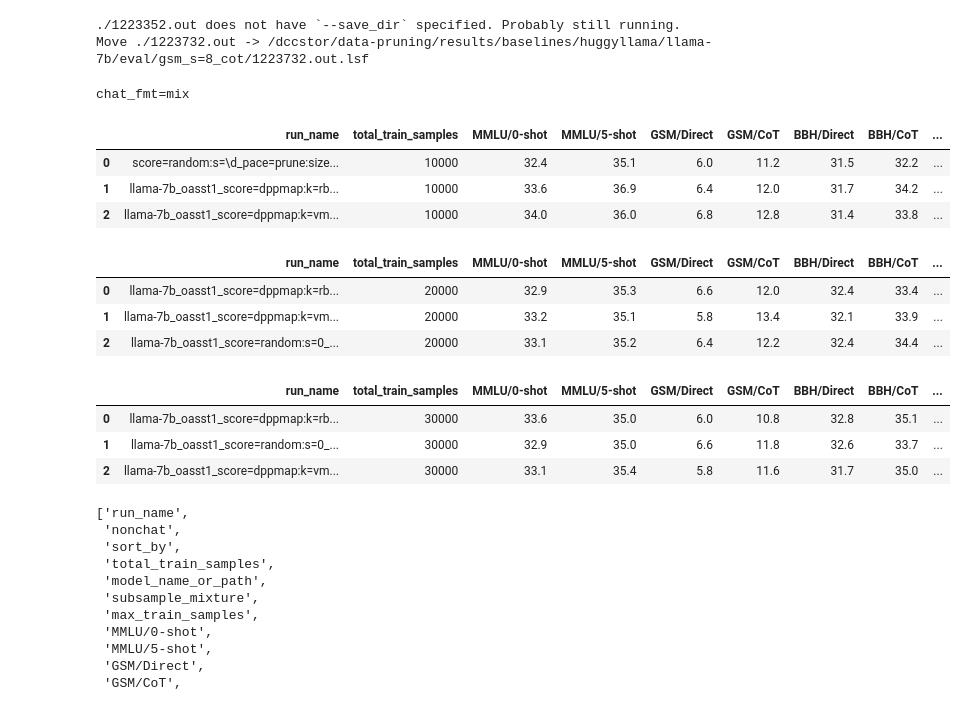
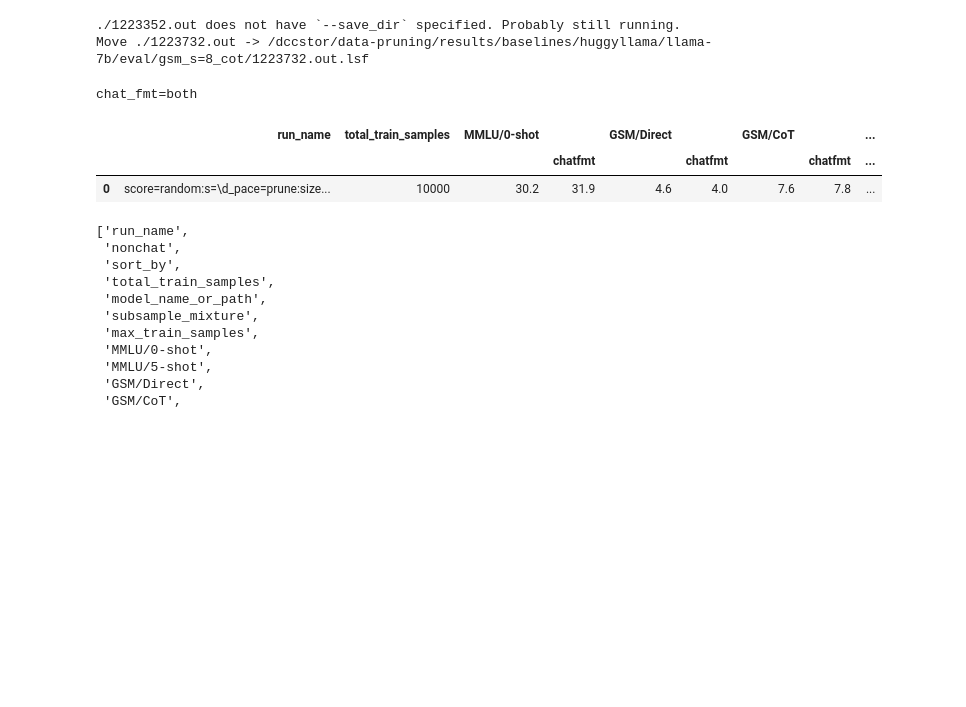
Before and after one commit to tt6746690/open-instruct, a Jupyter notebook: scripts/gen_cmds.ipynb, the cells around one changed output. Saved outputs shown, nothing was run; the diff lists cells and outputs as text; code cells hidden in the pictures; blank space fills up the shorter version.

```diff
--- a/scripts/gen_cmds.ipynb
+++ b/scripts/gen_cmds.ipynb
@@ -740,11 +762,15 @@ task_names = [
 #     'alpacafarm_ann=gpt35:turbo:1106',
     # 'alpacafarm_ann=chatgpt', # ~$1 per eval.
 ]
-# task_names_mtbench = ['mtbench_ann=gpt:4:1106:preview_chatfmt'] # ann=gpt:4, ann=gpt:3.5:turbo:1106, gpt:4:1106:preview (gpt4-turbo)
+task_names_chatfmt = [x+'_chatfmt' for x in task_names]
+
+
+task_names_mtbench = ['mtbench_ann=gpt:4:1106:preview_chatfmt'] # ann=gpt:4, ann=gpt:3.5:turbo:1106, gpt:4:1106:preview (gpt4-turbo)
 # task_names_mtbench = ['mtbench_ann=gpt:3.5:turbo:1106_chatfmt'] # for debug sake, prefer gpt4
-task_names_mtbench = ['mtbench_ann=gpt:4_chatfmt']
+# task_names_mtbench = ['mtbench_ann=gpt:4_chatfmt']
 task_names_alpacafarm = ['alpacafarm_ann=chatgpt_chatfmt']
-task_names_chatfmt = [x+'_chatfmt' for x in task_names]
+task_names_chateval = task_names_mtbench + task_names_alpacafarm
+
 
 # # ## baselines eval
 # subdir_path_list = [os.path.join('results/baselines', x) for x in [
@@ -768,8 +794,8 @@ task_names_chatfmt = [x+'_chatfmt' for x in task_names]
 # exp_dir = 'results/oi2'
 # exp_dir = 'results/oi5_flan_v2:llama-7b'
 # exp_dir = 'results/oi5_dolly:llama-7b'
-# exp_dir = 'results/oi5_oasst1:llama-7b
-exp_dir = 'results/oi5_oasst1:llama-7b_debug'
+exp_dir = 'results/oi5_oasst1:llama-7b'
+# exp_dir = 'results/oi5_oasst1:llama-7b_debug'
 # exp_dir = 'results/oi5_stanford_alpaca:llama-7b'
 # exp_dir = 'results/oi5_wizardlmv2:llama-7b'
 # exp_dir = 'results/oi5_sharegptv2:llama-7b'
@@ -779,8 +805,8 @@ exp_dir = 'results/oi5_oasst1:llama-7b_debug'
 # exp_dir = 'results/dpo1'
 # exp_dir = 'results/dpo2_ultrafeedback:llama-7b+sharegptv2ep2'
 # subdir_filter_fn = lambda x: '_aimos' in x
-# task_names = task_names + task_names_chatfmt
-task_names = task_names_alpacafarm; definitely_run_mtbench_on_non_alt7b_queue = False
+task_names = task_names + task_names_chatfmt
+# task_names = task_names_alpacafarm; definitely_run_mtbench_on_non_alt7b_queue = False
 # task_names = task_names_mtbench; definitely_run_mtbench_on_non_alt7b_queue = False
 # task_names = task_names
 # task_names = ['alpacafarm_ann=gpt35:turbo:1106_chatfmt']
@@ -1364,9 +1392,9 @@ cols_avg_blacklist = ['AlpacaFarm/Len']
 
 # chat_fmt = False
 # chat_fmt = True
-# chat_fmt = 'both'
+chat_fmt = 'both'
 # chat_fmt = 'auto' # base model no chatfmt, tuned model with chatfmt
-chat_fmt = 'mix'  # non-alpacaeval no chatfmt, alpacaeval chatfmt
+# chat_fmt = 'mix'  # non-alpacaeval no chatfmt, alpacaeval chatfmt
 ft_args_fields = {
     'run_name': ('run_name',),
     'model_name_or_path': ('model_args.model_name_or_path', 'model_name_or_path'),
@@ -1479,46 +1507,37 @@ else:
                 dfc = pd_average_col_contains_substr(dfc, col_runname, 'score=random:s=\d_pace=prune:size=150000:ep=3', substitute=substitute)
                 dfc = pd_average_col_contains_substr(dfc, col_runname, 'score=random:s=\d_pace=prune:size=150000:ep=1', substitute=substitute)
                 dfc = pd_average_col_contains_substr(dfc, col_runname, 'score=random:s=\d_pace=prune:size=100000', substitute=substitute)
                 dfc = pd_average_col_contains_substr(dfc, col_runname, 'score=random:s=\d_pace=prune:size=200000', substitute=substitute)
                 dfc = pd_average_col_contains_substr(dfc, col_runname, 'score=random:s=\d_pace=prune:size=400000', substitute=substitute)
                 #     dfc = dfc.sort_values(['ranking'], ascending=False)
                 col = ('Average', 'chatfmt') if chat_fmt == 'both' else 'Average'
             #     col = 'AlpacaFarm/WR'
             #     col = 'MMLU/0-shot'|
             #     col = 'GSM/CoT'
             #     col = 'BBH/Direct'
             #     col = 'TydiQA/GP'
                 dfc = dfc.sort_values(by=[col], ascending=False)
                 dfc = dfc.drop(columns=['model_name_or_path', 'subsample_mixture', 'max_train_samples', 'dataset'],
                                axis=1, level=0 if chat_fmt=='both' else None)
                 dfc = dfc.reset_index(drop=True)
                 display(dfc
                         .style
                         .applymap(lambda x: f'max-width: 60ch;', subset=['run_name'])
                         .set_table_styles([{'selector': 'td', 'props': [('white-space', 'pre-wrap'), ('word-wrap', 'break-word')]}])
                         .set_properties(**{'text-align': 'left'})
                         .background_gradient(cmap ='coolwarm')
                         .applymap(lambda x: 'text-decoration: underline;' \
                                   if x in dfc[list(set(dfc.columns) & set([(x, '') for x in cols]))+[col] if chat_fmt=='both' else cols+[col]].values.flatten() and chat_fmt=='both' else '')
                         .format(precision=1))
 
 # llama-7b_tulu_v1_mix(paper)
 # MMLU/0-shot, MMLU/5-shot, GSM/Direct, GSM/CoT, BBH/Direct, BBH/CoT, TydiQA/GP, TydiQA/CB, CodexEval/Pass@1, AlpacaEval(vs.Davinci-003)
 # 44.8       , 47.1       , 7.0       , 25.0   , 38.5      , 38.5   , 43.5,    , 8.0      , 18.6,           , 48.6
 # %% [output]
-chat_fmt=mix
+chat_fmt=both
-|  | run_name | total_train_samples | MMLU/0-shot | MMLU/5-shot | GSM/Direct | GSM/CoT | BBH/Direct | BBH/CoT | ... |
-| 0 | score=random:s=\d_pace=prune:size... | 10000 | 32.4 | 35.1 | 6.0 | 11.2 | 31.5 | 32.2 | ... |
-| 1 | llama-7b_oasst1_score=dppmap:k=rb... | 10000 | 33.6 | 36.9 | 6.4 | 12.0 | 31.7 | 34.2 | ... |
-| 2 | llama-7b_oasst1_score=dppmap:k=vm... | 10000 | 34.0 | 36.0 | 6.8 | 12.8 | 31.4 | 33.8 | ... |
+|  | run_name | total_train_samples | MMLU/0-shot |  | GSM/Direct |  | GSM/CoT |  | ... |
+|  |  |  |  | chatfmt |  | chatfmt |  | chatfmt | ... |
+| 0 | score=random:s=\d_pace=prune:size... | 10000 | 30.2 | 31.9 | 4.6 | 4.0 | 7.6 | 7.8 | ... |
-|  | run_name | total_train_samples | MMLU/0-shot | MMLU/5-shot | GSM/Direct | GSM/CoT | BBH/Direct | BBH/CoT | ... |
-| 0 | llama-7b_oasst1_score=dppmap:k=rb... | 20000 | 32.9 | 35.3 | 6.6 | 12.0 | 32.4 | 33.4 | ... |
-| 1 | llama-7b_oasst1_score=dppmap:k=vm... | 20000 | 33.2 | 35.1 | 5.8 | 13.4 | 32.1 | 33.9 | ... |
-| 2 | llama-7b_oasst1_score=random:s=0_... | 20000 | 33.1 | 35.2 | 6.4 | 12.2 | 32.4 | 34.4 | ... |
-|  | run_name | total_train_samples | MMLU/0-shot | MMLU/5-shot | GSM/Direct | GSM/CoT | BBH/Direct | BBH/CoT | ... |
-| 0 | llama-7b_oasst1_score=dppmap:k=rb... | 30000 | 33.6 | 35.0 | 6.0 | 10.8 | 32.8 | 35.1 | ... |
-| 1 | llama-7b_oasst1_score=random:s=0_... | 30000 | 32.9 | 35.0 | 6.6 | 11.8 | 32.6 | 33.7 | ... |
-| 2 | llama-7b_oasst1_score=dppmap:k=vm... | 30000 | 33.1 | 35.4 | 5.8 | 11.6 | 31.7 | 35.0 | ... |
 # %%
 from rosemary import parse_kv_from_string
 
```
Also changed, not shown: parts of 3 cells of this notebook, 3 other files.
